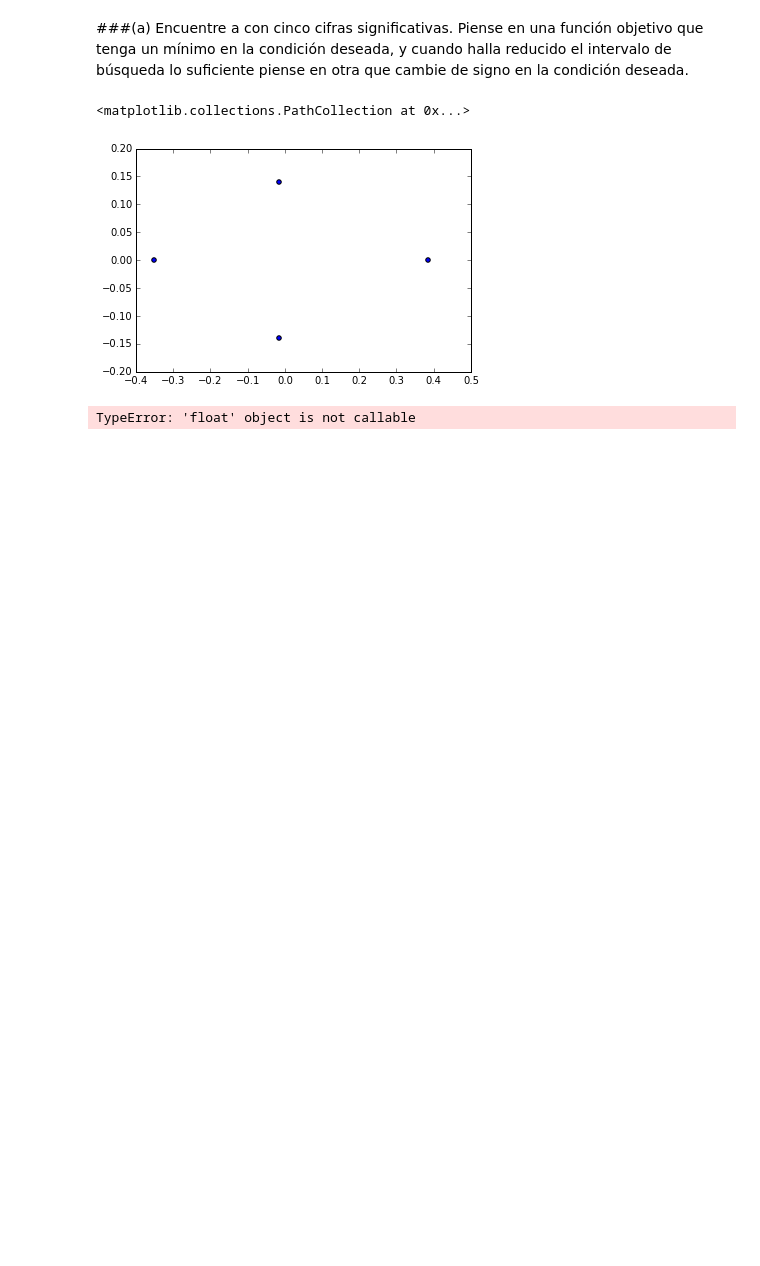
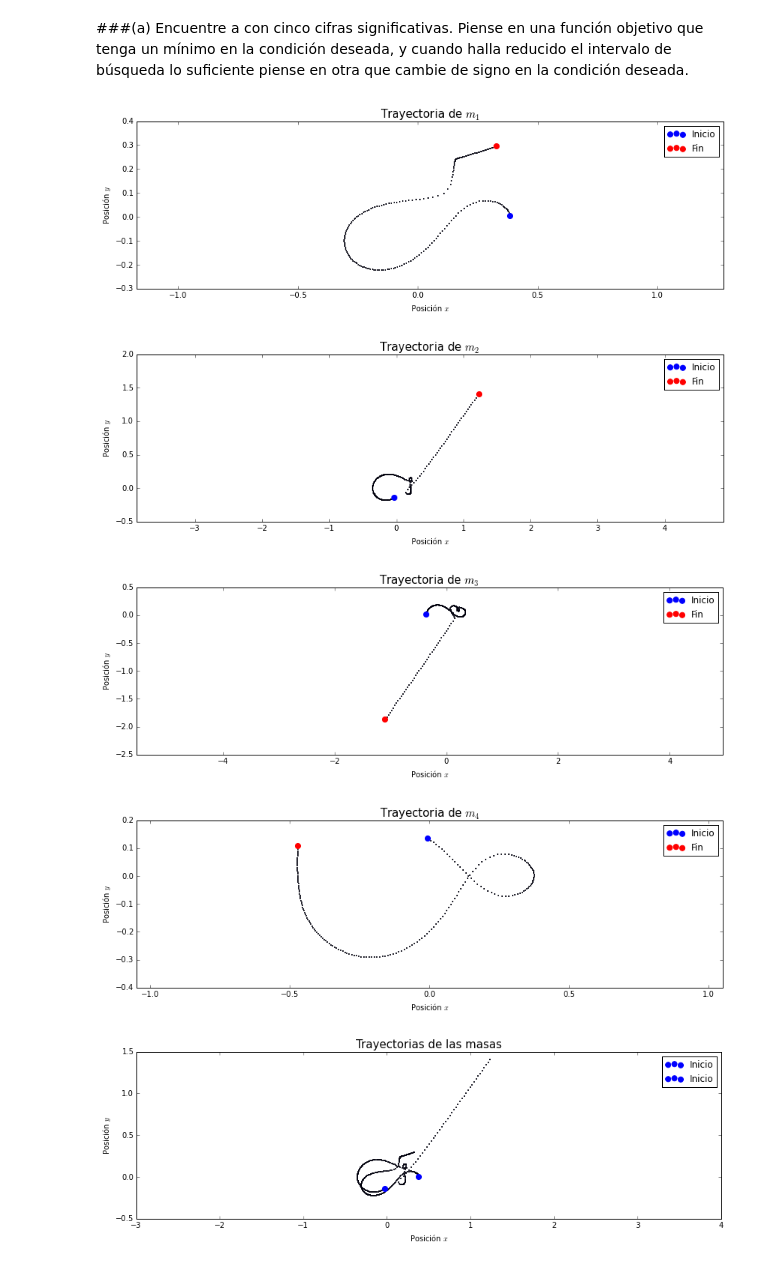
Before and after one commit to ArturoVelasquez/MC-1, a Jupyter notebook: Tareas/HW5/HW5.ipynb, the cells around one changed output. Drawn from its saved outputs; the diff is of its cells as text; code cells hidden in the pictures; blank space fills up the shorter version.

```diff
--- a/Tareas/HW5/HW5.ipynb
+++ b/Tareas/HW5/HW5.ipynb
@@ -54,9 +56,7 @@ def simulacion(numIter=100,tmax=1,Y=-1,**kwargs):
     dt = tmax/numIter #Se cuadra la escala de tiempo para que 1 periodo se ajuste al dt del método.
     history=np.array([Y]) #Este array contendrá la información luego de cada iteración con el fin de poder graficar.
     for iters in range(numIter):#Se ejecuta el método Runge-Kutta durante la cantidad de iteraciones propuestas
-        runge_kutta_orden4(dt,Y)
-        history=np.append(history,[Y],axis=0)
-    restartY()#Retorna el valor de Y al inicial
+        history=np.append(history,[runge_kutta_orden4(dt,history[-1])],axis=0)
     return (history)
 # %%
 #Definimos una función que grafica basados en los datos arrojados por la simulación
@@ -216,19 +246,17 @@ Yini = np.array([r1,v1,r2,v2,r3,v3,r4,v4])
+# %%
+Y4 = Y4()
 # %% [markdown]
 ###(a)  Encuentre a con cinco cifras significativas. Piense en una función objetivo que tenga un mínimo en la condición deseada, y cuando halla reducido el intervalo de búsqueda lo suficiente piense en otra que cambie de signo en la condición deseada.
-# %%
-plt.scatter(r1[0],r1[1])
-plt.scatter(r2[0],r2[1])
-plt.scatter(r3[0],r3[1])
-plt.scatter(r4[0],r4[1])
-# %% [output]
-<matplotlib.collections.PathCollection at 0x...>
-[figure, removed]
 # %%
-hist=simulacion(numIter=200,Y=Y,tmax=0.5)
+hist=simulacion(numIter=200,Y=Y4,tmax=1)
 graficador(hist,masa=1)
 graficador(hist,masa=2)
 graficador(hist,masa=3)
 graficador(hist,masa=4)
 graficador(hist,masa=0)
 # %% [output]
-TypeError: 'float' object is not callable
+[figure, added]
+[figure, added]
+[figure, added]
+[figure, added]
+[figure, added]
```
Also changed, not shown: parts of 24 cells of this notebook, 3 other files.
